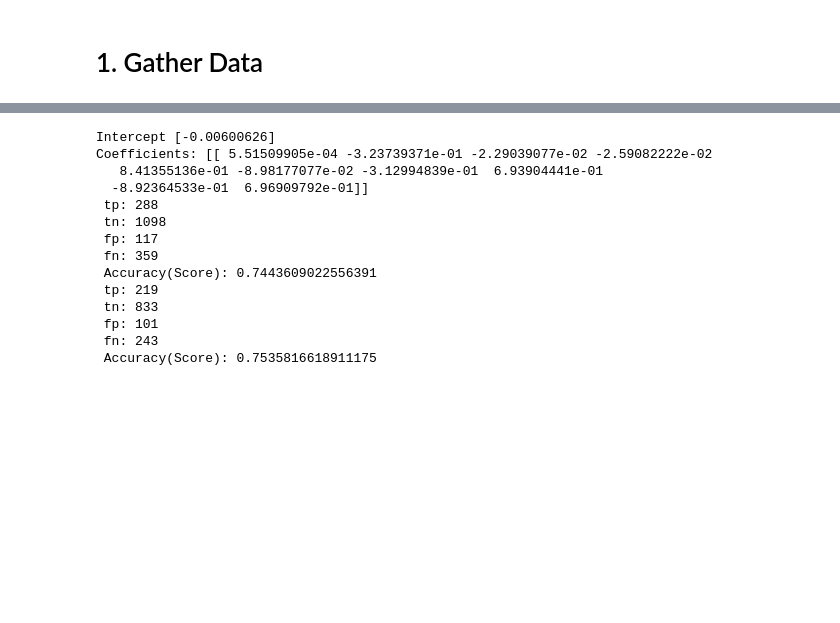
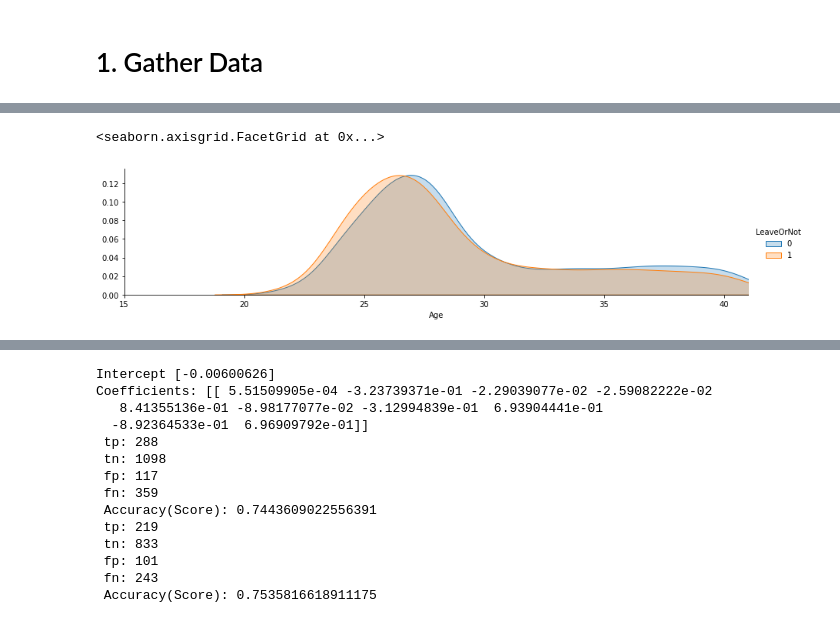
Before and after one commit to bochendong/CS9637A, a Jupyter notebook: 9637a.ipynb, the cells around one changed output, grey strips where cells are left out. Cells and saved outputs as stored; diff of their text form; code cells hidden in the pictures; blank space fills up the shorter version.

```diff
--- a/9637a.ipynb
+++ b/9637a.ipynb
@@ -86,0 +201,9 @@ data.describe(include = "all")
+# %%
+## Bochen
+a = sns.FacetGrid( data, hue = 'LeaveOrNot', aspect=4 )
+a.map(sns.kdeplot, 'Age', shade= True )
+a.set(xlim=(15 , data['Age'].max()))
+a.add_legend()
+# %% [output]
+<seaborn.axisgrid.FacetGrid at 0x...>
+[figure, added]
```
Also changed, not shown: parts of 24 cells of this notebook.
